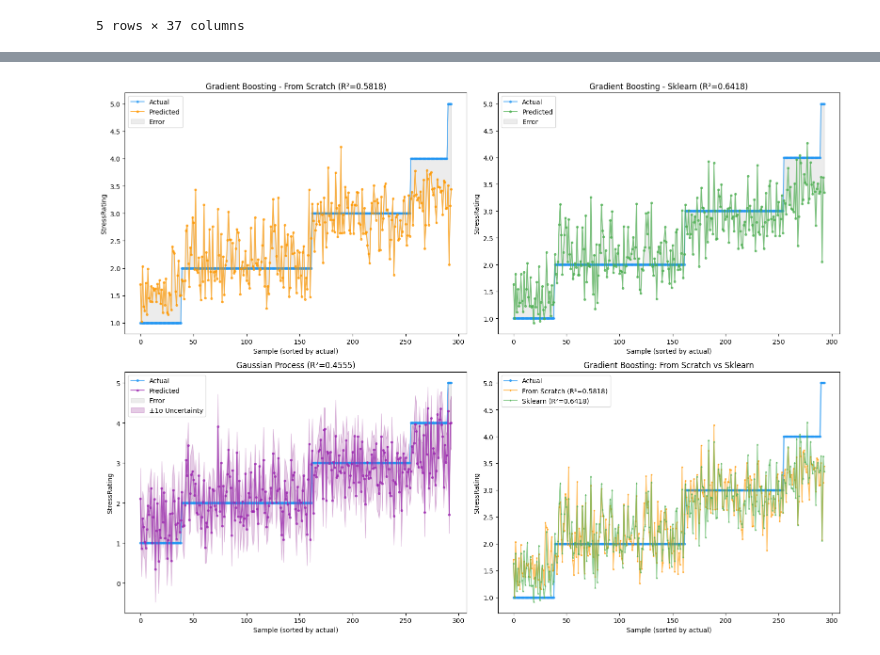
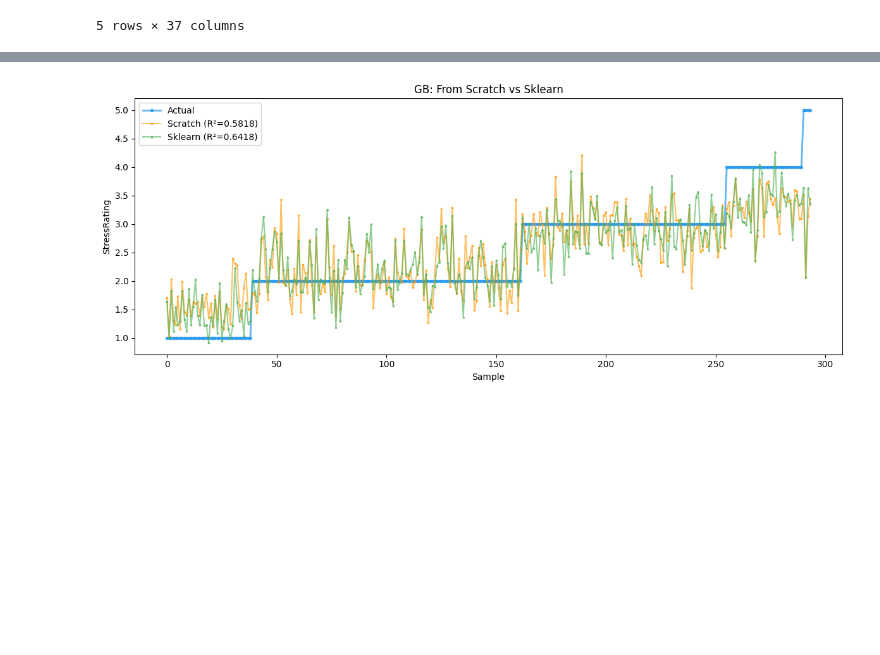
Before and after one commit to jiraphat48026/HR-Machine-Learning-Project, a Jupyter notebook: models/regression.ipynb, the cells around one changed output, grey strips where cells are left out. Saved outputs shown, nothing was run; the diff lists cells and outputs as text; code cells hidden in the pictures; blank space fills up the shorter version.

```diff
--- a/models/regression.ipynb
+++ b/models/regression.ipynb
@@ -381,52 +227,17 @@ Mean prediction std: 0.6081
 # %%
-# Gradient Boosting and Gaussian Process Plots
-fig, axes = plt.subplots(2, 2, figsize=(16, 12))
-
+fig, ax = plt.subplots(figsize=(12, 5))
 sort_idx = y_test.flatten().argsort()
 y_actual_sorted = y_test.flatten()[sort_idx]
 
-# Gradient Boosting - From Scratch (Top Left)
-y_pred_gb_scratch_sorted = y_pred_gb_scratch.flatten()[sort_idx]
-axes[0, 0].plot(range(len(y_actual_sorted)), y_actual_sorted, 'o-', color='#2196F3', markersize=3, alpha=0.7, label='Actual')
-axes[0, 0].plot(range(len(y_pred_gb_scratch_sorted)), y_pred_gb_scratch_sorted, 'o-', color='#FF9800', markersize=3, alpha=0.7, label='Predicted')
-axes[0, 0].fill_between(range(len(y_actual_sorted)), y_actual_sorted, y_pred_gb_scratch_sorted, alpha=0.15, color='gray', label='Error')
-axes[0, 0].set(xlabel="Sample (sorted by actual)", ylabel=target,
-               title=f"Gradient Boosting - From Scratch (R²={r2_gb_scratch:.4f})")
-axes[0, 0].legend()
-
-# Gradient Boosting - Sklearn (Top Right)
-y_pred_gb_lib_sorted = y_pred_gb_lib.flatten()[sort_idx]
-axes[0, 1].plot(range(len(y_actual_sorted)), y_actual_sorted, 'o-', color='#2196F3', markersize=3, alpha=0.7, label='Actual')
-axes[0, 1].plot(range(len(y_pred_gb_lib_sorted)), y_pred_gb_lib_sorted, 'o-', color='#4CAF50', markersize=3, alpha=0.7, label='Predicted')
-axes[0, 1].fill_between(range(len(y_actual_sorted)), y_actual_sorted, y_pred_gb_lib_sorted, alpha=0.15, color='gray', label='Error')
-axes[0, 1].set(xlabel="Sample (sorted by actual)", ylabel=target,
-               title=f"Gradient Boosting - Sklearn (R²={r2_gb_lib:.4f})")
-axes[0, 1].legend()
-
-# Gaussian Process (Bottom Left)
-y_pred_gp_sorted = y_pred_gp.flatten()[sort_idx]
-y_std_gp_sorted = y_std_gp[sort_idx]
-axes[1, 0].plot(range(len(y_actual_sorted)), y_actual_sorted, 'o-', color='#2196F3', markersize=3, alpha=0.7, label='Actual')
-axes[1, 0].plot(range(len(y_pred_gp_sorted)), y_pred_gp_sorted, 'o-', color='#9C27B0', markersize=3, alpha=0.7, label='Predicted')
-axes[1, 0].fill_between(range(len(y_actual_sorted)), y_actual_sorted, y_pred_gp_sorted, alpha=0.15, color='gray', label='Error')
-axes[1, 0].fill_between(range(len(y_actual_sorted)),
-                        y_pred_gp_sorted - y_std_gp_sorted,
-                        y_pred_gp_sorted + y_std_gp_sorted,
-                        alpha=0.2, color='purple', label='±1σ Uncertainty')
-axes[1, 0].set(xlabel="Sample (sorted by actual)", ylabel=target,
-               title=f"Gaussian Process (R²={r2_gp:.4f})")
-axes[1, 0].legend()
-
-# Comparison: GB From Scratch vs Sklearn (Bottom Right)
-axes[1, 1].plot(range(len(y_actual_sorted)), y_actual_sorted, 'o-', color='#2196F3', markersize=3, alpha=0.7, label='Actual', linewidth=2)
-axes[1, 1].plot(range(len(y_pred_gb_scratch_sorted)), y_pred_gb_scratch_sorted, 's-', color='#FF9800', markersize=2, alpha=0.6, label=f'From Scratch (R²={r2_gb_scratch:.4f})')
-axes[1, 1].plot(range(len(y_pred_gb_lib_sorted)), y_pred_gb_lib_sorted, '^-', color='#4CAF50', markersize=2, alpha=0.6, label=f'Sklearn (R²={r2_gb_lib:.4f})')
-axes[1, 1].set(xlabel="Sample (sorted by actual)", ylabel=target,
-               title="Gradient Boosting: From Scratch vs Sklearn")
-axes[1, 1].legend()
+# GB comparison overlay
+ax.plot(range(len(y_actual_sorted)), y_actual_sorted, 'o-', color='#2196F3', markersize=3, alpha=0.7, label='Actual', linewidth=2)
+ax.plot(range(len(y_pred_gb_scratch.flatten()[sort_idx])), y_pred_gb_scratch.flatten()[sort_idx], 's-', color='#FF9800', markersize=2, alpha=0.6, label=f'Scratch (R²={r2_gb_scratch:.4f})')
+ax.plot(range(len(y_pred_gb_lib.flatten()[sort_idx])), y_pred_gb_lib.flatten()[sort_idx], '^-', color='#4CAF50', markersize=2, alpha=0.6, label=f'Sklearn (R²={r2_gb_lib:.4f})')
+ax.set(xlabel="Sample", ylabel=target, title="GB: From Scratch vs Sklearn")
+ax.legend()
 
 plt.tight_layout()
 plt.show()
 # %% [output]
-[figure, old version]
+[figure, new version]
 # %%
```
Also changed, not shown: parts of 14 cells of this notebook.
